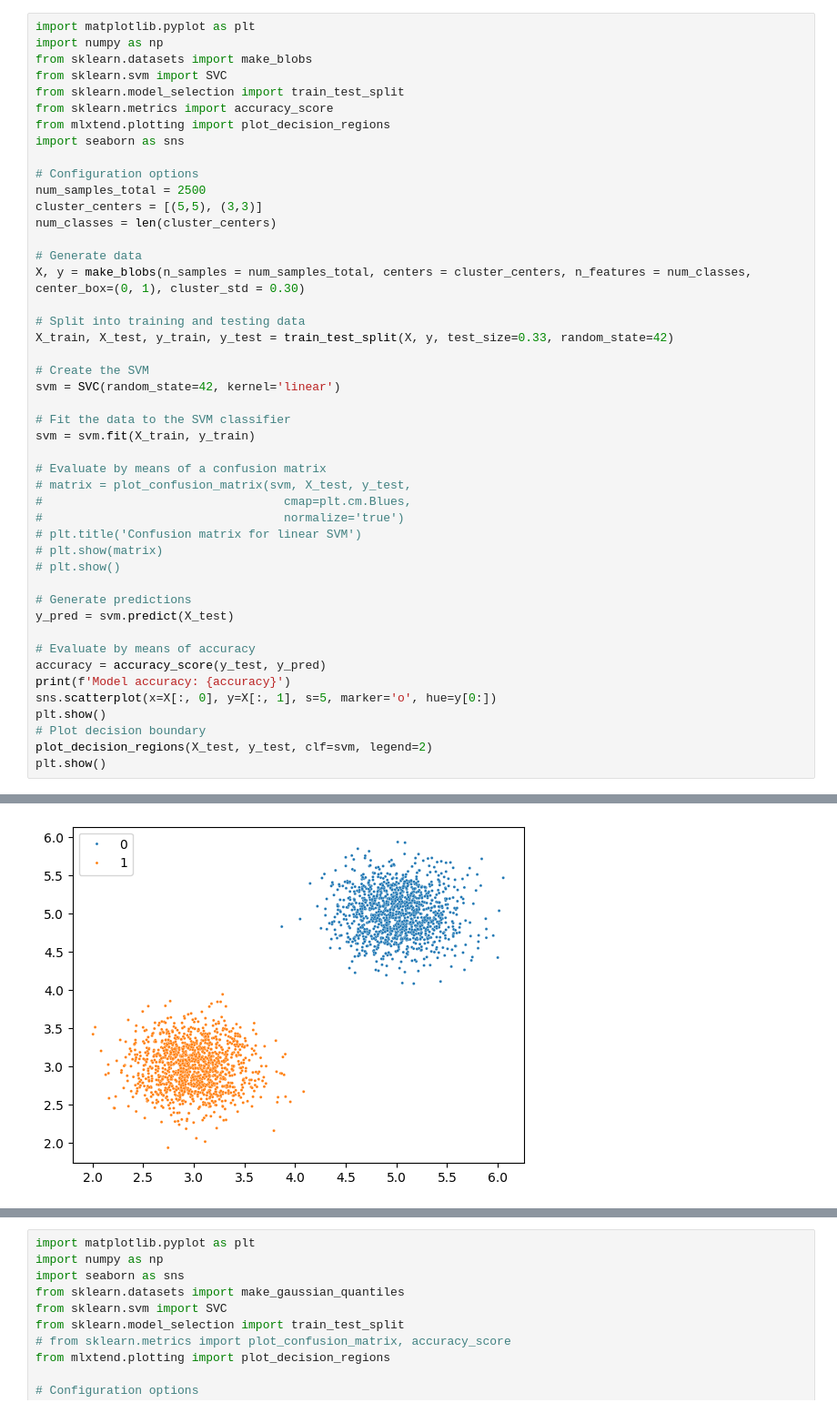
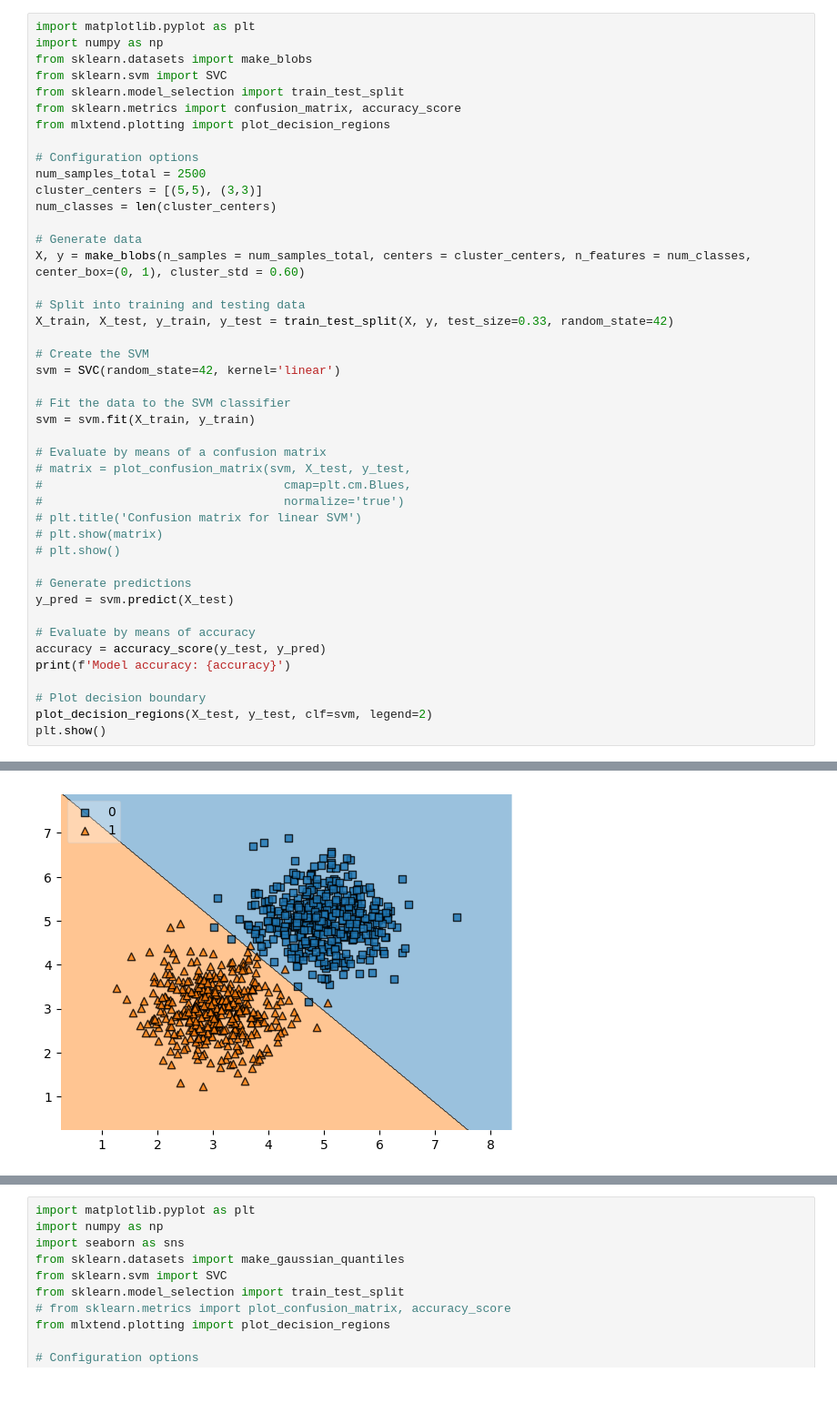
Before and after one commit to Prem071/my-copy, a Jupyter notebook: classical_ml/Support_Vector_Machines.ipynb, the cells around one changed output, grey strips where cells are left out. Shown at 91% size. Cells and saved outputs as stored; diff of their text form.

```diff
--- a/classical_ml/Support_Vector_Machines.ipynb
+++ b/classical_ml/Support_Vector_Machines.ipynb
@@ -4,9 +24,8 @@ import numpy as np
 from sklearn.datasets import make_blobs
 from sklearn.svm import SVC
 from sklearn.model_selection import train_test_split
-from sklearn.metrics import accuracy_score
+from sklearn.metrics import confusion_matrix, accuracy_score
 from mlxtend.plotting import plot_decision_regions
-import seaborn as sns
 
 # Configuration options
 num_samples_total = 2500
@@ -14,7 +33,7 @@ cluster_centers = [(5,5), (3,3)]
 num_classes = len(cluster_centers)
 
 # Generate data
-X, y = make_blobs(n_samples = num_samples_total, centers = cluster_centers, n_features = num_classes, center_box=(0, 1), cluster_std = 0.30)
+X, y = make_blobs(n_samples = num_samples_total, centers = cluster_centers, n_features = num_classes, center_box=(0, 1), cluster_std = 0.60)
 
 # Split into training and testing data
 X_train, X_test, y_train, y_test = train_test_split(X, y, test_size=0.33, random_state=42)
@@ -39,8 +58,7 @@ y_pred = svm.predict(X_test)
 # Evaluate by means of accuracy
 accuracy = accuracy_score(y_test, y_pred)
 print(f'Model accuracy: {accuracy}')
-sns.scatterplot(x=X[:, 0], y=X[:, 1], s=5, marker='o', hue=y[0:])
-plt.show()
+
 # Plot decision boundary
 plot_decision_regions(X_test, y_test, clf=svm, legend=2)
 plt.show()
@@ -49 +67 @@ Model accuracy: 1.0
-[figure, old version]
+[figure, new version]
```
Also changed, not shown: parts of 3 cells of this notebook, 1 other file.
